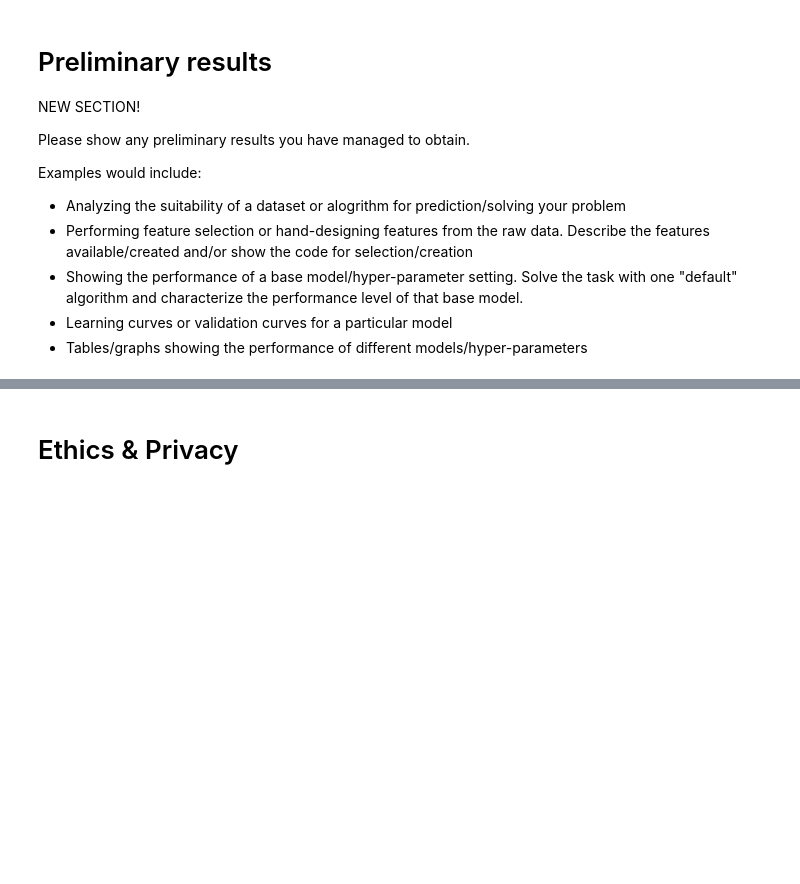
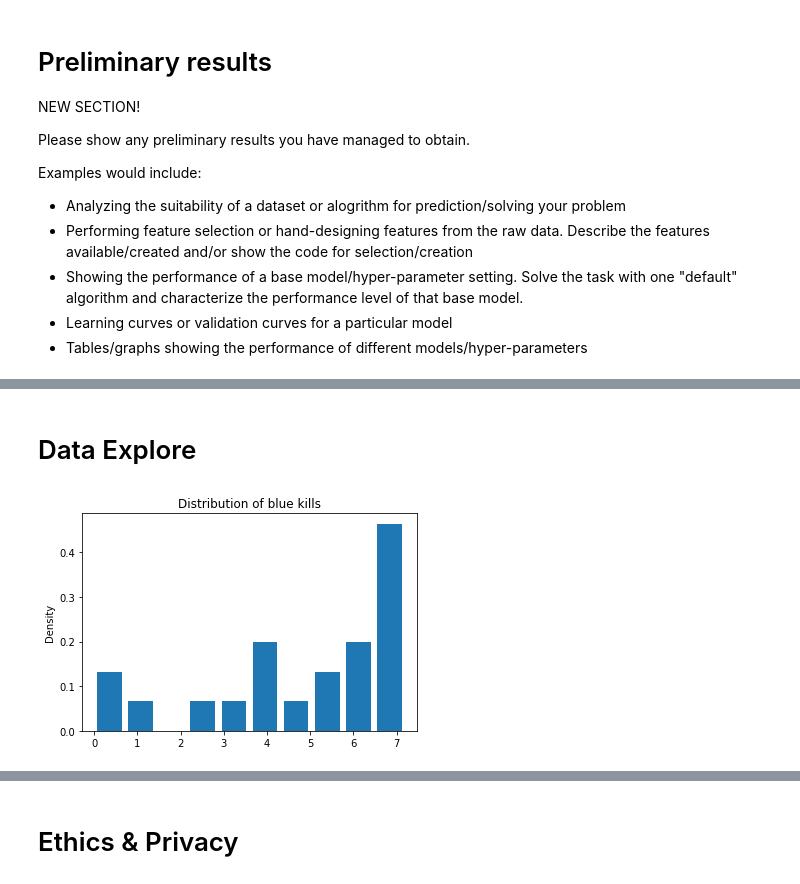
Before and after one commit to COGS118A/Group034-Sp22, a Jupyter notebook: Checkpoint_group034.ipynb, the cells around one changed output, grey strips where cells are left out. Drawn from its saved outputs; the diff is of its cells as text; code cells hidden in the pictures; blank space fills up the shorter version.

```diff
--- a/Checkpoint_group034.ipynb
+++ b/Checkpoint_group034.ipynb
@@ -136,0 +186,11 @@ Examples would include:
+# %% [markdown]
+# Data Explore
+# %%
+#distribution of the raw data
+blueKillDistribution = np.log(dfRaw['blueKills'].value_counts().values)
+plt.hist(blueKillDistribution, density=True, rwidth=0.8)
+plt.title('Distribution of blue kills')
+plt.ylabel('Density')
+plt.show()
+# %% [output]
+[figure, added]
```
Also changed, not shown: parts of 14 cells of this notebook.
